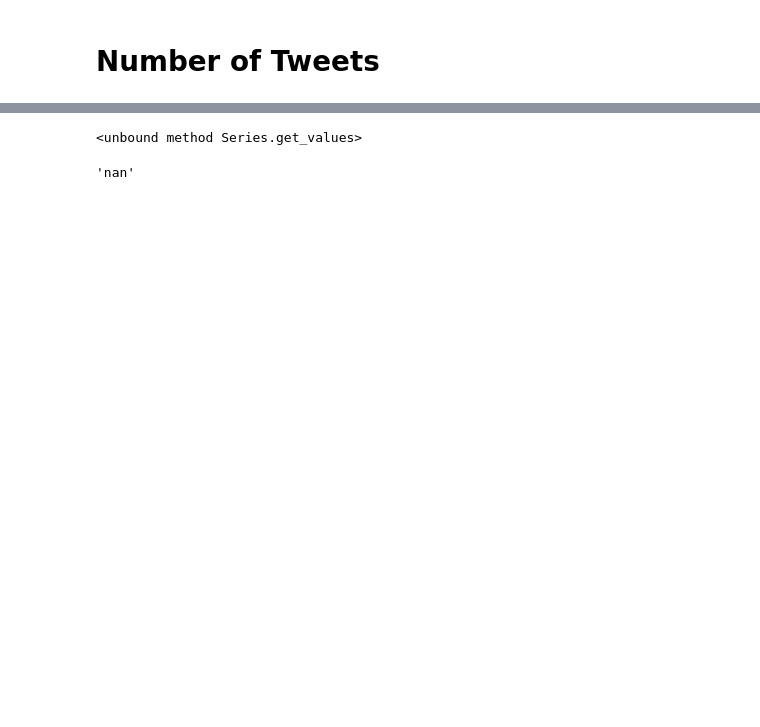
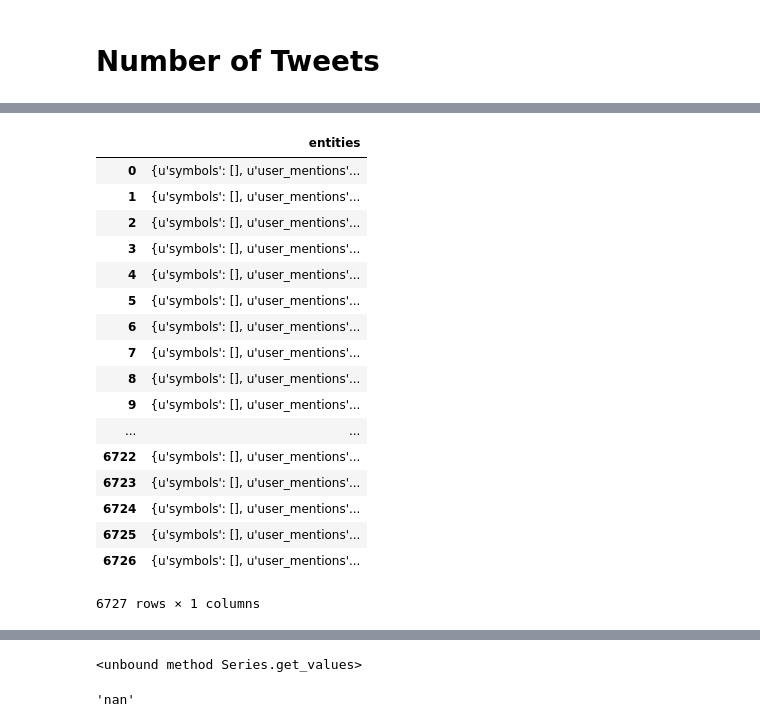
Before and after one commit to renecnielsen/social-data-diy, a Jupyter notebook: ipynb/02 - Descriptive Statistics-RCN-Copy1.ipynb, the cells around one changed output, grey strips where cells are left out. Cells and saved outputs as stored; diff of their text form; code cells hidden in the pictures; blank space fills up the shorter version.

```diff
--- a/ipynb/02 - Descriptive Statistics-RCN.ipynb
+++ b/ipynb/02 - Descriptive Statistics-RCN-Copy1.ipynb
@@ -40,3 +52,24 @@ twitterData.head()
+# %%
+text =
+# %% [output]
+|  | entities |
+| 0 | {u'symbols': [], u'user_mentions'... |
+| 1 | {u'symbols': [], u'user_mentions'... |
+| 2 | {u'symbols': [], u'user_mentions'... |
+| 3 | {u'symbols': [], u'user_mentions'... |
+| 4 | {u'symbols': [], u'user_mentions'... |
+| 5 | {u'symbols': [], u'user_mentions'... |
+| 6 | {u'symbols': [], u'user_mentions'... |
+| 7 | {u'symbols': [], u'user_mentions'... |
+| 8 | {u'symbols': [], u'user_mentions'... |
+| 9 | {u'symbols': [], u'user_mentions'... |
+| ... | ... |
+| 6722 | {u'symbols': [], u'user_mentions'... |
+| 6723 | {u'symbols': [], u'user_mentions'... |
+| 6724 | {u'symbols': [], u'user_mentions'... |
+| 6725 | {u'symbols': [], u'user_mentions'... |
+| 6726 | {u'symbols': [], u'user_mentions'... |
+6727 rows × 1 columns
 # %%
 twitterData.dtypes
 # %% [output]
```
Also changed, not shown: parts of 13 cells of this notebook, 4 other files.
